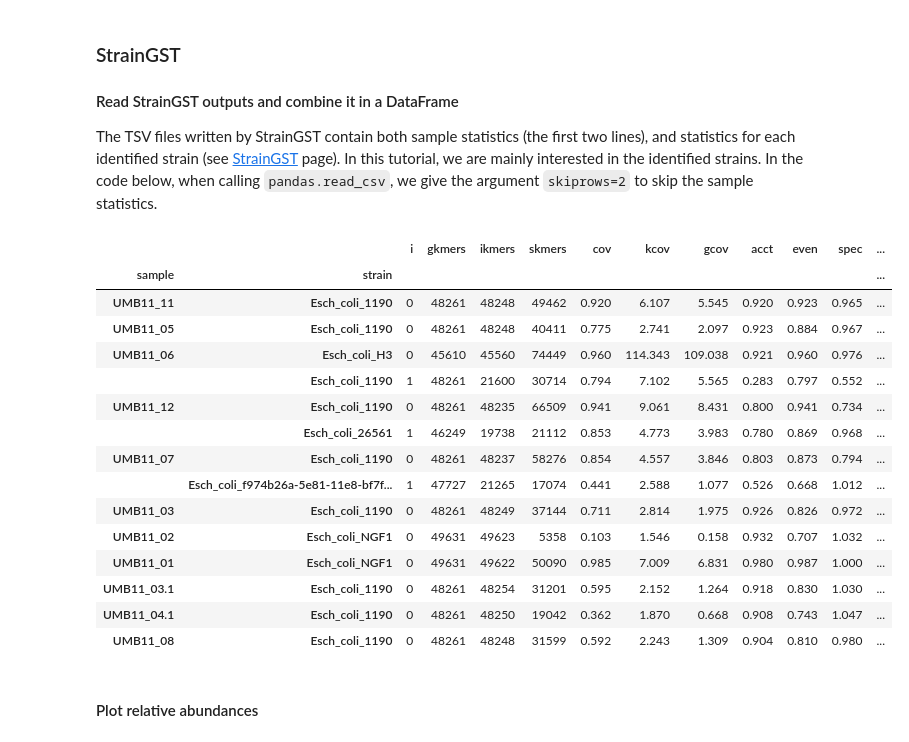
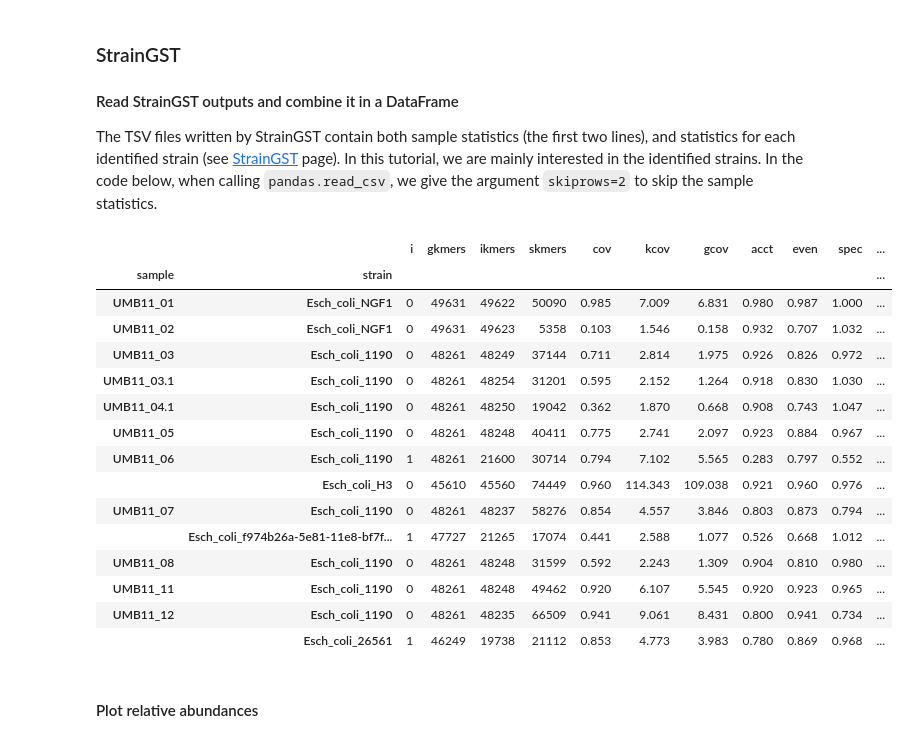
Before and after one commit to broadinstitute/StrainGE, a Jupyter notebook: docs/analysis.ipynb, the cells around one changed output. Cells and saved outputs as stored; diff of their text form; code cells hidden in the pictures.

```diff
--- a/docs/analysis.ipynb
+++ b/docs/analysis.ipynb
@@ -44,38 +45,38 @@ The TSV files written by StrainGST contain both sample statistics (the first two
 # %%
 STRAINGST_DIR = Path("straingst/")
 
 df_list = []
 sample_names = []
 for f in STRAINGST_DIR.glob("*.tsv"):
     sample_name = f.stem
     df = pandas.read_csv(f, sep='\t', comment='#', skiprows=2, index_col=1)
 
     df_list.append(df)
     sample_names.append(sample_name)
 
 
 # Combine all StrainGST results from each sample into a single DataFrame.
 straingst_df = pandas.concat(df_list, keys=sample_names, names=["sample"])
 
 sample_names = list(sorted(sample_names, key=lambda e: float(e.replace("UMB11_", ""))))
-straingst_df
+straingst_df.sort_index()
 # %% [output]
 |  |  | i | gkmers | ikmers | skmers | cov | kcov | gcov | acct | even | spec | ... |
 | sample | strain |  |  |  |  |  |  |  |  |  |  | ... |
+| UMB11_01 | Esch_coli_NGF1 | 0 | 49631 | 49622 | 50090 | 0.985 | 7.009 | 6.831 | 0.980 | 0.987 | 1.000 | ... |
+| UMB11_02 | Esch_coli_NGF1 | 0 | 49631 | 49623 | 5358 | 0.103 | 1.546 | 0.158 | 0.932 | 0.707 | 1.032 | ... |
+| UMB11_03 | Esch_coli_1190 | 0 | 48261 | 48249 | 37144 | 0.711 | 2.814 | 1.975 | 0.926 | 0.826 | 0.972 | ... |
+| UMB11_03.1 | Esch_coli_1190 | 0 | 48261 | 48254 | 31201 | 0.595 | 2.152 | 1.264 | 0.918 | 0.830 | 1.030 | ... |
+| UMB11_04.1 | Esch_coli_1190 | 0 | 48261 | 48250 | 19042 | 0.362 | 1.870 | 0.668 | 0.908 | 0.743 | 1.047 | ... |
+| UMB11_05 | Esch_coli_1190 | 0 | 48261 | 48248 | 40411 | 0.775 | 2.741 | 2.097 | 0.923 | 0.884 | 0.967 | ... |
+| UMB11_06 | Esch_coli_1190 | 1 | 48261 | 21600 | 30714 | 0.794 | 7.102 | 5.565 | 0.283 | 0.797 | 0.552 | ... |
+|  | Esch_coli_H3 | 0 | 45610 | 45560 | 74449 | 0.960 | 114.343 | 109.038 | 0.921 | 0.960 | 0.976 | ... |
+| UMB11_07 | Esch_coli_1190 | 0 | 48261 | 48237 | 58276 | 0.854 | 4.557 | 3.846 | 0.803 | 0.873 | 0.794 | ... |
+|  | Esch_coli_f974b26a-5e81-11e8-bf7f... | 1 | 47727 | 21265 | 17074 | 0.441 | 2.588 | 1.077 | 0.526 | 0.668 | 1.012 | ... |
+| UMB11_08 | Esch_coli_1190 | 0 | 48261 | 48248 | 31599 | 0.592 | 2.243 | 1.309 | 0.904 | 0.810 | 0.980 | ... |
 | UMB11_11 | Esch_coli_1190 | 0 | 48261 | 48248 | 49462 | 0.920 | 6.107 | 5.545 | 0.920 | 0.923 | 0.965 | ... |
-| UMB11_05 | Esch_coli_1190 | 0 | 48261 | 48248 | 40411 | 0.775 | 2.741 | 2.097 | 0.923 | 0.884 | 0.967 | ... |
-| UMB11_06 | Esch_coli_H3 | 0 | 45610 | 45560 | 74449 | 0.960 | 114.343 | 109.038 | 0.921 | 0.960 | 0.976 | ... |
-|  | Esch_coli_1190 | 1 | 48261 | 21600 | 30714 | 0.794 | 7.102 | 5.565 | 0.283 | 0.797 | 0.552 | ... |
 | UMB11_12 | Esch_coli_1190 | 0 | 48261 | 48235 | 66509 | 0.941 | 9.061 | 8.431 | 0.800 | 0.941 | 0.734 | ... |
 |  | Esch_coli_26561 | 1 | 46249 | 19738 | 21112 | 0.853 | 4.773 | 3.983 | 0.780 | 0.869 | 0.968 | ... |
-| UMB11_07 | Esch_coli_1190 | 0 | 48261 | 48237 | 58276 | 0.854 | 4.557 | 3.846 | 0.803 | 0.873 | 0.794 | ... |
-|  | Esch_coli_f974b26a-5e81-11e8-bf7f... | 1 | 47727 | 21265 | 17074 | 0.441 | 2.588 | 1.077 | 0.526 | 0.668 | 1.012 | ... |
-| UMB11_03 | Esch_coli_1190 | 0 | 48261 | 48249 | 37144 | 0.711 | 2.814 | 1.975 | 0.926 | 0.826 | 0.972 | ... |
-| UMB11_02 | Esch_coli_NGF1 | 0 | 49631 | 49623 | 5358 | 0.103 | 1.546 | 0.158 | 0.932 | 0.707 | 1.032 | ... |
-| UMB11_01 | Esch_coli_NGF1 | 0 | 49631 | 49622 | 50090 | 0.985 | 7.009 | 6.831 | 0.980 | 0.987 | 1.000 | ... |
-| UMB11_03.1 | Esch_coli_1190 | 0 | 48261 | 48254 | 31201 | 0.595 | 2.152 | 1.264 | 0.918 | 0.830 | 1.030 | ... |
-| UMB11_04.1 | Esch_coli_1190 | 0 | 48261 | 48250 | 19042 | 0.362 | 1.870 | 0.668 | 0.908 | 0.743 | 1.047 | ... |
-| UMB11_08 | Esch_coli_1190 | 0 | 48261 | 48248 | 31599 | 0.592 | 2.243 | 1.309 | 0.904 | 0.810 | 0.980 | ... |
 # %% [markdown]
 #### Plot relative abundances
 # %%
```
Also changed, not shown: parts of 7 cells of this notebook.
